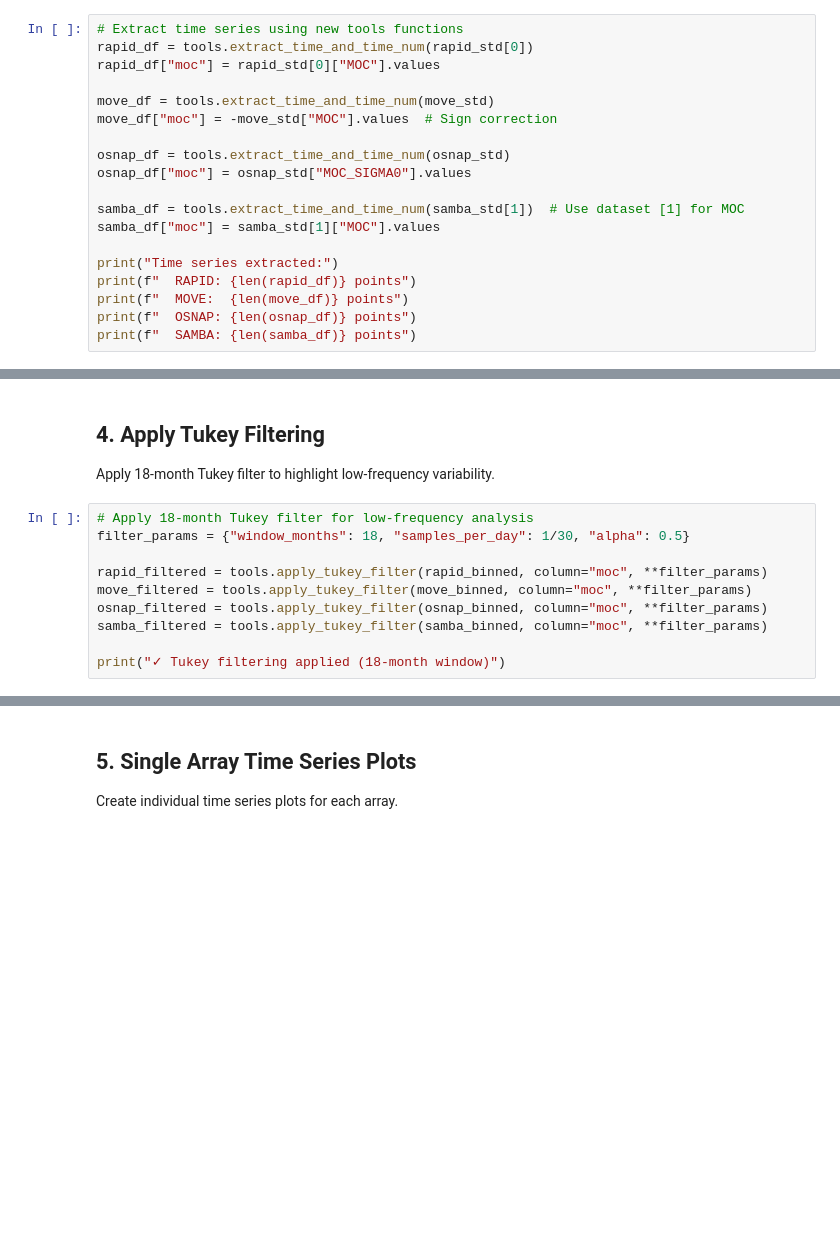
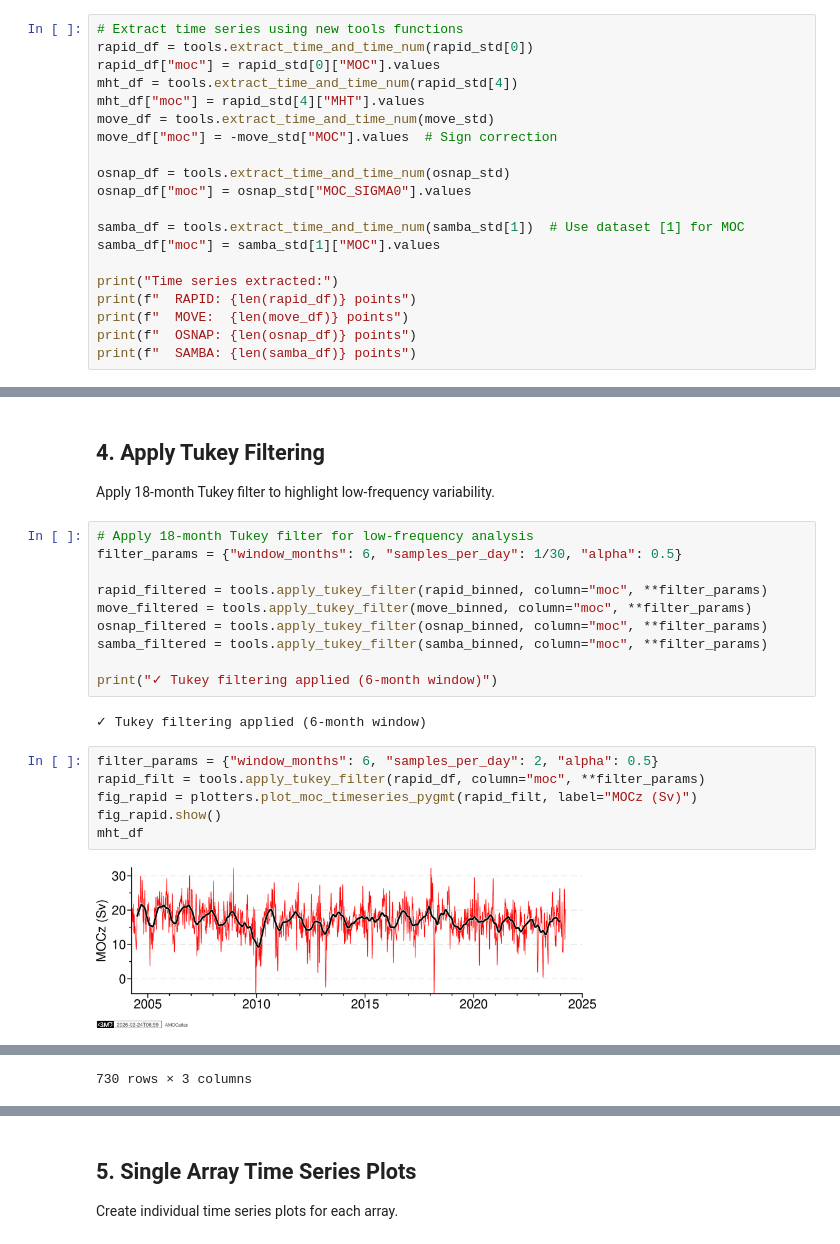
Before and after one commit to AMOCcommunity/amocarray, a Jupyter notebook: notebooks/amoc_paperfigs.ipynb, the cells around one changed output, grey strips where cells are left out. Saved outputs shown, nothing was run; the diff lists cells and outputs as text; blank space fills up the shorter version.

```diff
--- a/notebooks/amoc_paperfigs.ipynb
+++ b/notebooks/amoc_paperfigs.ipynb
@@ -58,7 +449,8 @@ Convert xarray datasets to pandas DataFrames for filtering and PyGMT plotting.
 # Extract time series using new tools functions
 rapid_df = tools.extract_time_and_time_num(rapid_std[0])
 rapid_df["moc"] = rapid_std[0]["MOC"].values
-
+mht_df = tools.extract_time_and_time_num(rapid_std[4])
+mht_df["moc"] = rapid_std[4]["MHT"].values
 move_df = tools.extract_time_and_time_num(move_std)
 move_df["moc"] = -move_std["MOC"].values  # Sign correction
 
@@ -105,11 +502,21 @@ This ensures clean plots without false connections across data gaps.
 Apply 18-month Tukey filter to highlight low-frequency variability.
 # %%
 # Apply 18-month Tukey filter for low-frequency analysis
-filter_params = {"window_months": 18, "samples_per_day": 1/30, "alpha": 0.5}
+filter_params = {"window_months": 6, "samples_per_day": 1/30, "alpha": 0.5}
 
 rapid_filtered = tools.apply_tukey_filter(rapid_binned, column="moc", **filter_params)
 move_filtered = tools.apply_tukey_filter(move_binned, column="moc", **filter_params)
 osnap_filtered = tools.apply_tukey_filter(osnap_binned, column="moc", **filter_params)
 samba_filtered = tools.apply_tukey_filter(samba_binned, column="moc", **filter_params)
 
-print("✓ Tukey filtering applied (18-month window)")
+print("✓ Tukey filtering applied (6-month window)")
+# %% [output]
+✓ Tukey filtering applied (6-month window)
+# %%
+filter_params = {"window_months": 6, "samples_per_day": 2, "alpha": 0.5}
+rapid_filt = tools.apply_tukey_filter(rapid_df, column="moc", **filter_params)
+fig_rapid = plotters.plot_moc_timeseries_pygmt(rapid_filt, label="MOCz (Sv)")
+fig_rapid.show()
+mht_df
+# %% [output]
+[figure, added]
@@ -115,0 +535 @@ print("✓ Tukey filtering applied (18-month window)")
+730 rows × 3 columns
```
Also changed, not shown: parts of 16 cells of this notebook, 32 other files.
